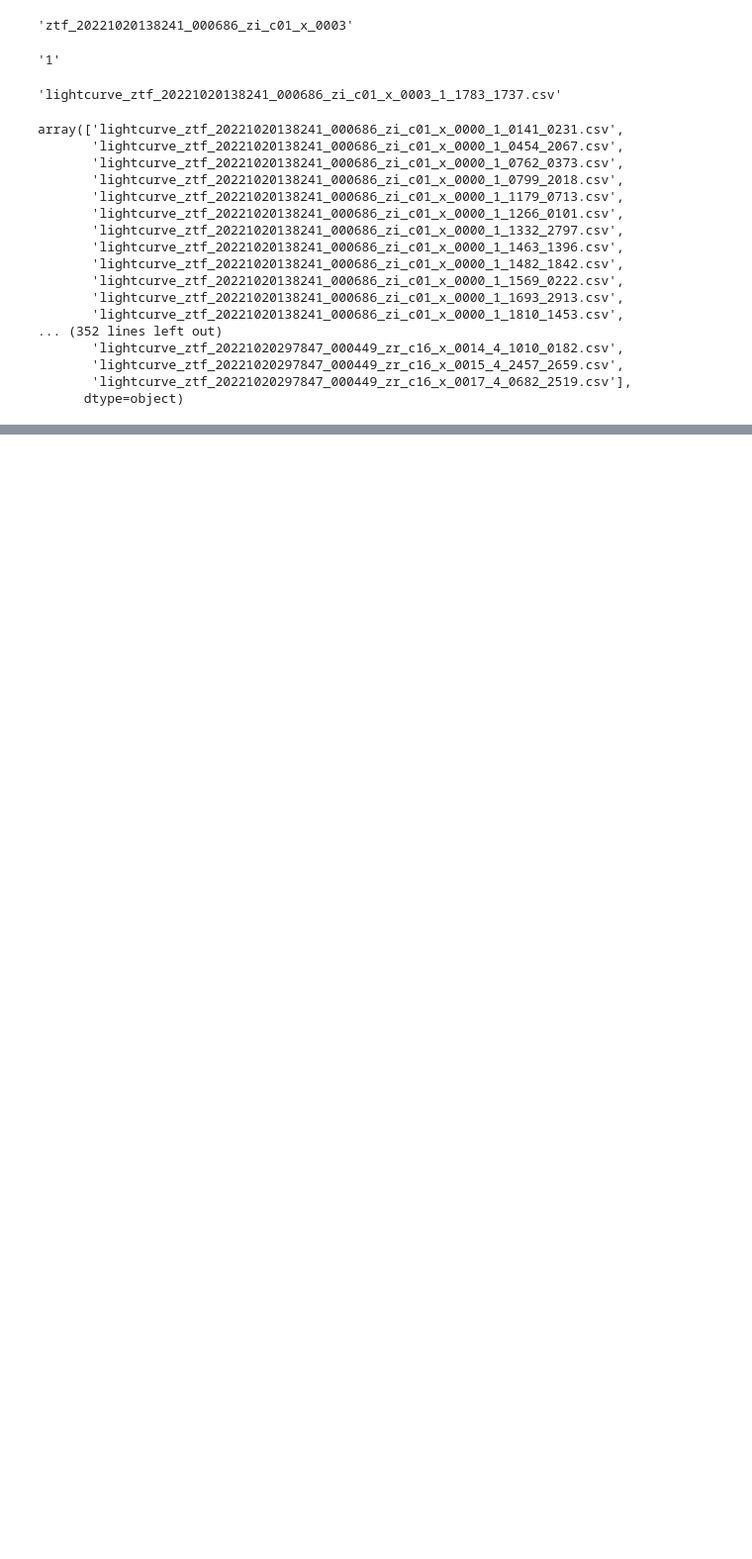
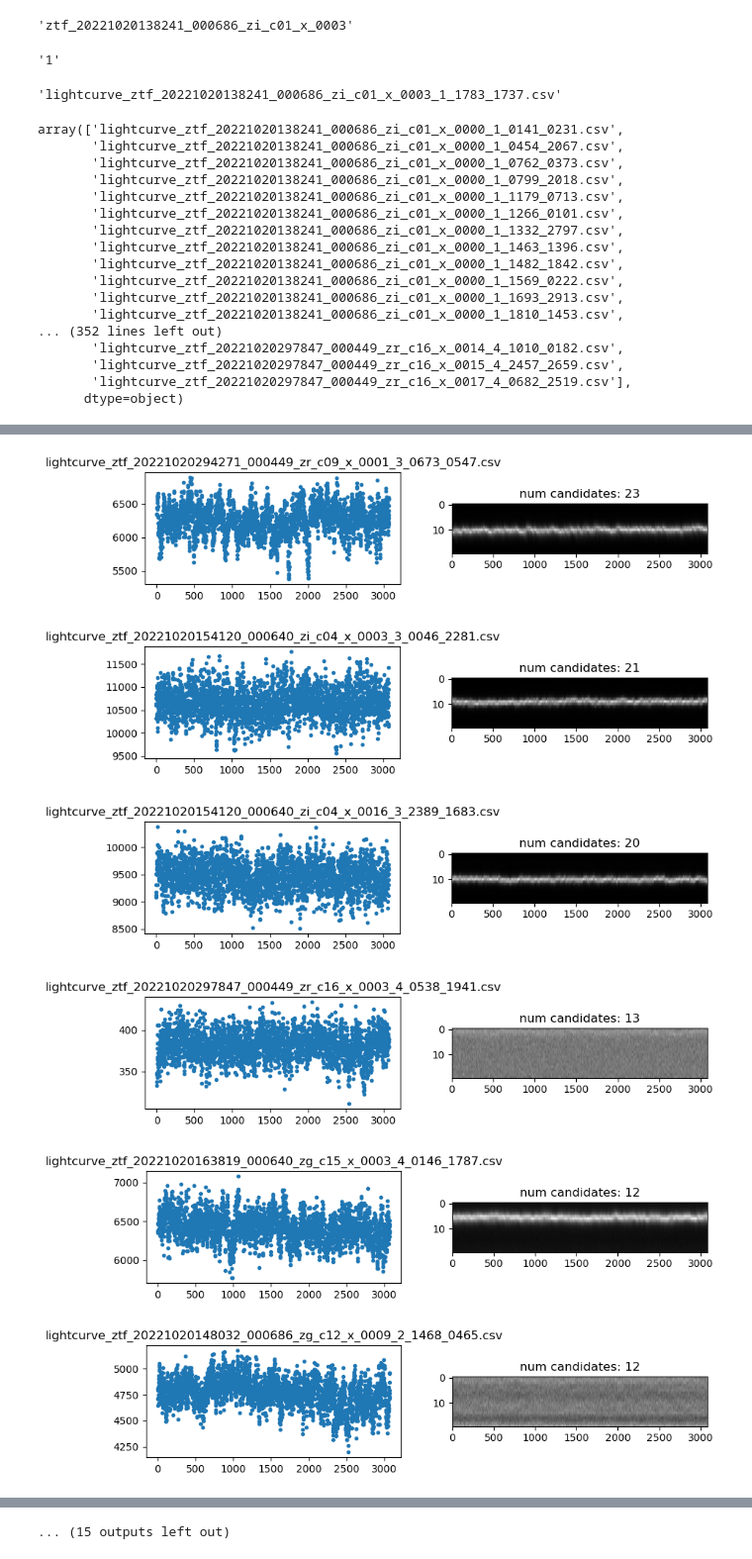
Before and after one commit to SHDaniels/Continuous-Readout-Image-Transient-Detection-with-CNNs, a Jupyter notebook: get_lc_num_in_stars.ipynb, the cells around one changed output, grey strips where cells are left out. Shown at 99% size. Cells and saved outputs as stored; diff of their text form; code cells hidden in the pictures; blank space fills up the shorter version.

```diff
--- a/get_lc_num_in_stars.ipynb
+++ b/get_lc_num_in_stars.ipynb
@@ -106,0 +256,36 @@ KeyboardInterrupt:
+# %%
+plt.rcParams["figure.figsize"] = (5, 2)
+for i, lightcurve in pd.DataFrame(alist).sort_values(1, ascending=False)[:30].iterrows():
+        # print("num candidates below: ",lightcurve[1] )
+        # try:
+        if lightcurve[0][:50]!='lightcurve_ztf_20221020138241_000686_zi_c01_x_0000':
+            loaded = pd.read_csv(lcpath+lightcurve[0])
+            fitsfile = fits.open('/lustre/lrspec/ZTF_data/2022/1020/'+lightcurve[0][11:50]+'.fits.fz')
+            quad = filename[51]
+            realimage = fitsfile[quad].data
+            # print(realimage)
+            fig, ax = plt.subplots(1, 2, figsize=(10,2))
+            # fig, ax = plt.subplots(1, 3, figsize=(10,2))
+
+            ax[0].plot(loaded['flux_hap_2'][:-10], '.')
+            ax[0].set_title(lightcurve[0])
+
+            xcoord = int(lightcurve[0][-13:-9])
+            ycoord= int(lightcurve[0][-8:-4])
+            ax[1].imshow(realimage[:,xcoord-10:xcoord+10].T, aspect=30, cmap="gist_gray")
+            ax[1].set_title("num candidates: "+str(lightcurve[1] ))
+            # ax[2].plot(loaded['max_col'][:-10], '.')
+            # ax[2].set_title('max_col')
+            fig.show()
+            # plt.close()
+            # break
+        # except:
+            # break
+            # print(lightcurve[0])
+# %% [output]
+[figure, added]
+[figure, added]
+[figure, added]
+[figure, added]
+[figure, added]
+[figure, added]
@@ -106,0 +298 @@ KeyboardInterrupt:
+... (15 outputs left out)
```
Also changed, not shown: parts of 12 cells of this notebook, 4 other files.
